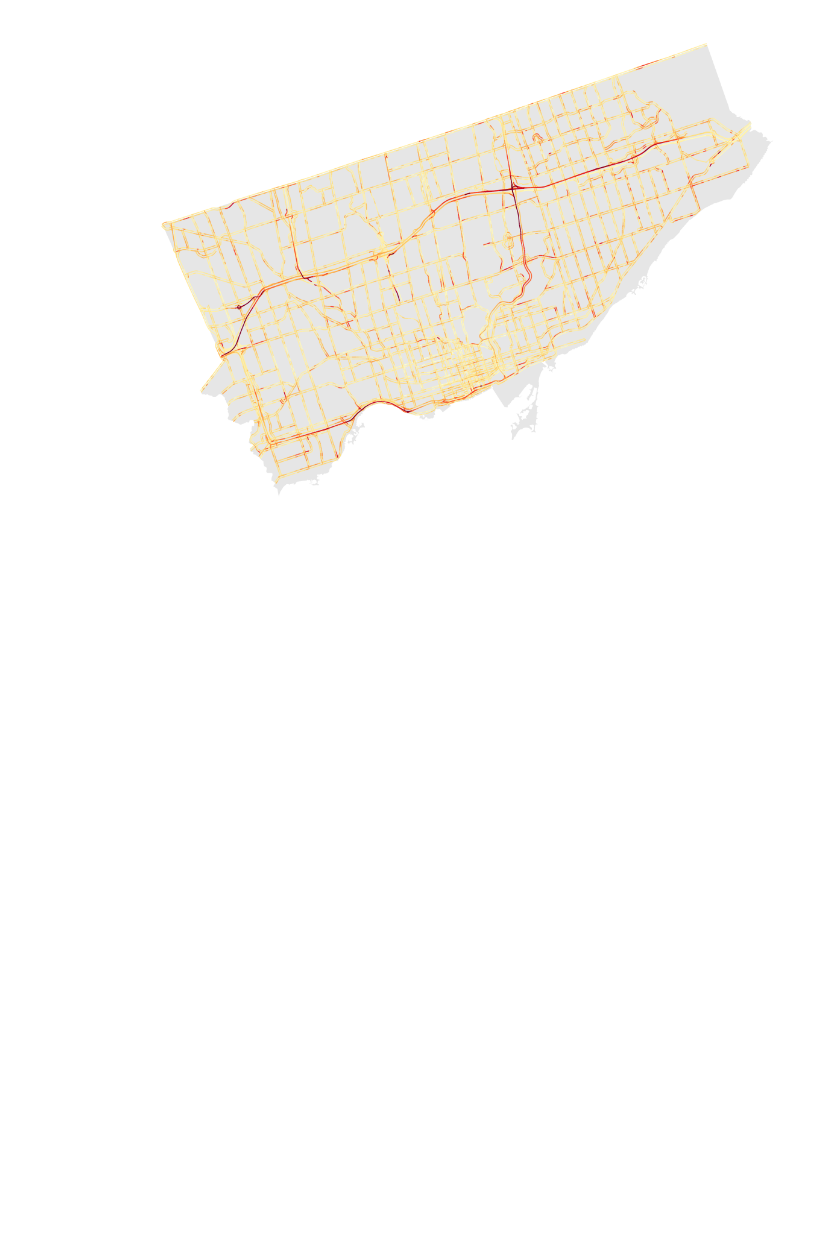
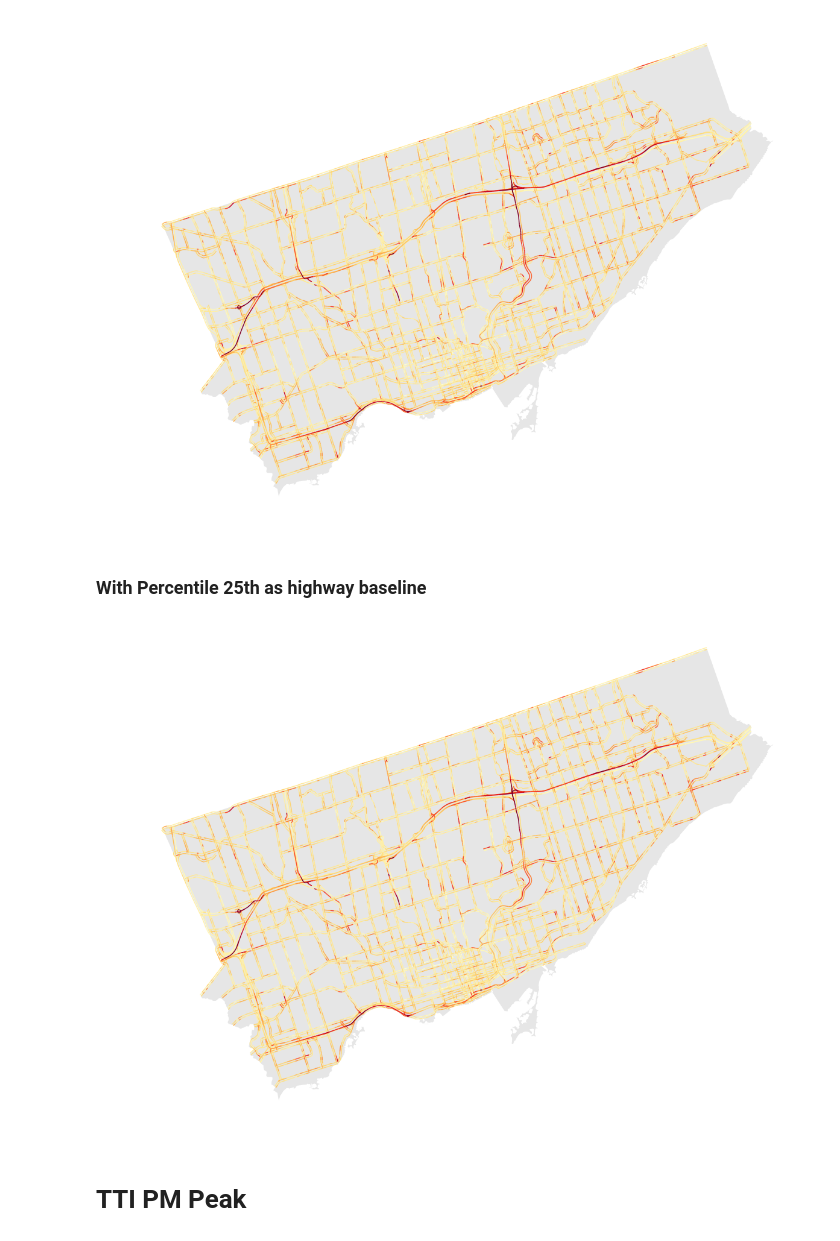
Before and after one commit to CityofToronto/bdit_congestion, a Jupyter notebook: congestion_data_aggregation/highway_deep_dive.ipynb, the cells around one changed output. Drawn from its saved outputs; the diff is of its cells as text; code cells hidden in the pictures; blank space fills up the shorter version.

Commit message:
Add am and pm peak maps for tti

```diff
--- a/congestion_data_aggregation/highway_deep_dive.ipynb
+++ b/congestion_data_aggregation/highway_deep_dive.ipynb
@@ -578,3 +578,35 @@ segments.plot(column = 'id', ax=ax, cmap='YlOrRd')
 ax.set_axis_off()
 # %% [output]
 [figure]
+# %% [markdown]
+### With Percentile 25th as highway baseline
+# %%
+tti_am_25 = '''with temp as (select segment_id, avg(tti) as avg_tti, avg(tti_corr) as tti_corr, geom from congestion.metrics_v4_2019_af
+                 inner join congestion.segments_v4 using (segment_id)
+                 where time_bin <@ '[07:00:00, 10:00:00]'::timerange
+                 group by segment_id, geom)
+	, cat as (select segment_id, id, col, avg_tti, geom from temp
+			 inner join (select row_number() over () as id, col, range from congestion.colour_range )b on avg_tti::numeric <@ range)
+      select segment_id, (ST_dump(st_offsetcurve(st_linemerge(geom), -0.0006))).geom as geom , avg_tti, id, col from cat
+           where st_geometrytype(st_linemerge(geom)) = 'ST_LineString' and
+           st_geometrytype(st_offsetcurve(st_linemerge(geom), -0.0005)) = 'ST_LineString'
+			and st_astext(st_offsetcurve(st_linemerge(geom), -0.0005)) != 'LINESTRING EMPTY'
+            order by id
+                '''
+segments = gpd.GeoDataFrame.from_postgis(tti_am_25, con, geom_col='geom')
+segments = segments.to_crs({'init' :'epsg:26917'})
+#for index, row in segments.iterrows():
+#    print(index)
+#    rotated = shapely.affinity.rotate(row['geom'], angle=-17.5, origin = Point(0, 0))
+#    segments.at[index, 'geom'] = rotated
+# %%
+f, ax = plt.subplots(figsize=(20,20))
+basemap.plot(ax=ax, color = 'grey', alpha=0.2)
+#highway.plot(ax=ax, color = 'white', alpha = 0.2)
+#segments.plot(column = 'col', ax=ax, cmap='YlOrRd', legend=True, catergorical='True' )
+segments.plot(column = 'id', ax=ax, cmap='YlOrRd')
+ax.set_axis_off()
+# %% [output]
+[figure, added]
+# %% [markdown]
+# TTI PM Peak
```
Also changed, not shown: parts of 5 cells of this notebook.
